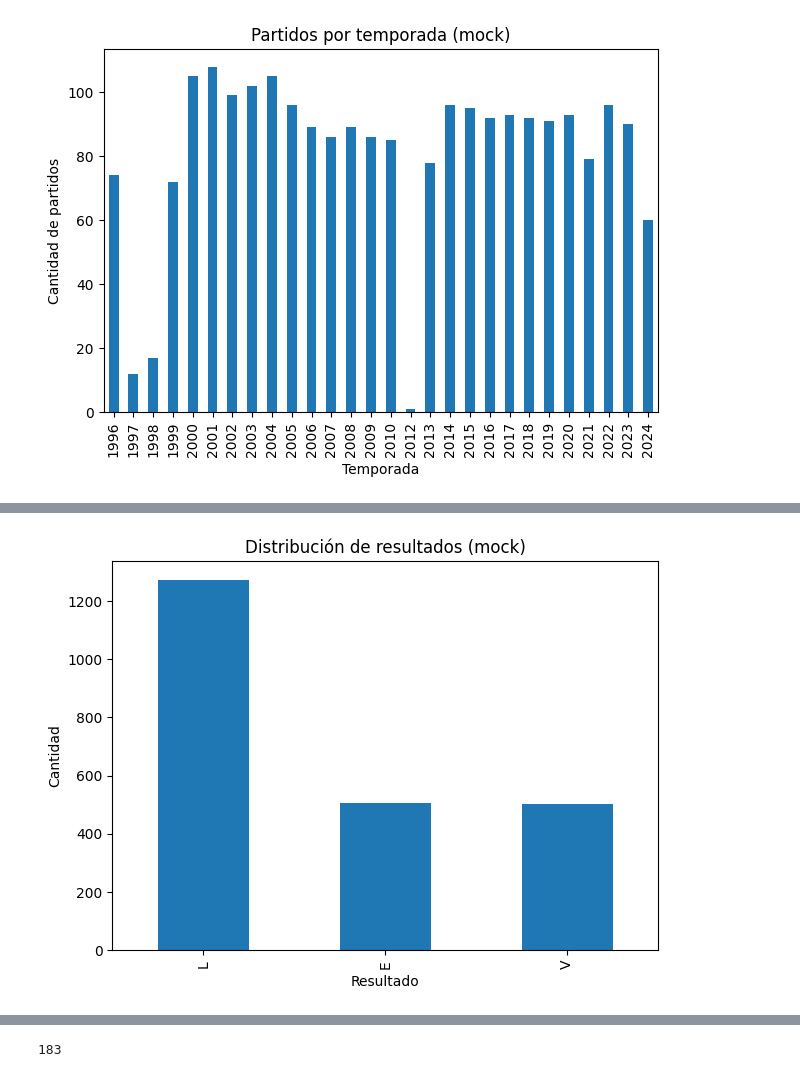
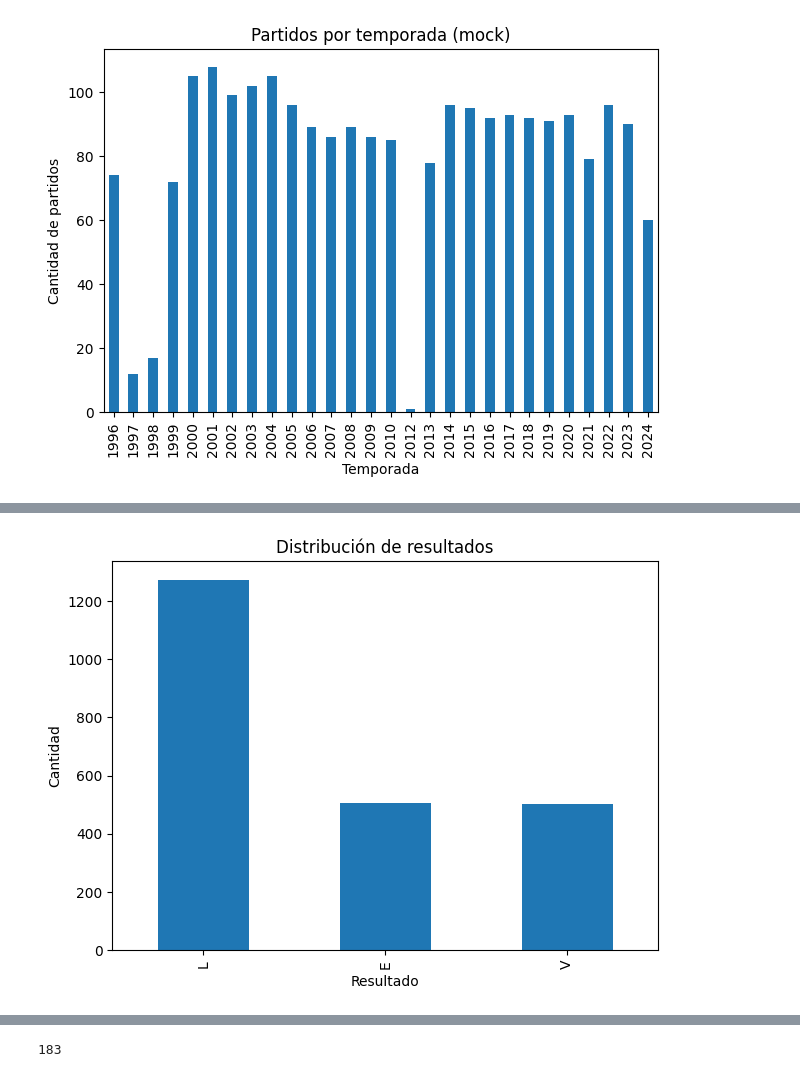
Before and after one commit to lolookw/Libertadores-1996-2024, a Jupyter notebook: notebooks/01_eda_mock.ipynb, the cells around one changed output, grey strips where cells are left out. Cells and saved outputs as stored; diff of their text form; code cells hidden in the pictures.

```diff
--- a/notebooks/01_eda_mock.ipynb
+++ b/notebooks/01_eda_mock.ipynb
@@ -154,19 +154,19 @@ plt.show()
 # %%
 conteo_resultados = df["resultado"].value_counts()
 conteo_resultados.to_csv(
     CARPETA_SALIDA / "conteo_resultados.csv"
 )
 
 plt.figure()
 conteo_resultados.plot(kind="bar")
-plt.title("Distribución de resultados (mock)")
+plt.title("Distribución de resultados")
 plt.xlabel("Resultado")
 plt.ylabel("Cantidad")
 plt.tight_layout()
 plt.savefig(CARPETA_SALIDA / "conteo_resultados.png", dpi=200)
 plt.show()
 # %% [output]
-[figure, old version]
+[figure, new version]
 # %%
 equipos = pd.concat([df["equipo_local"], df["equipo_visitante"]])
 top_equipos = equipos.value_counts().head(10)
```
Also changed, not shown: parts of 10 cells of this notebook, 8 other files.
